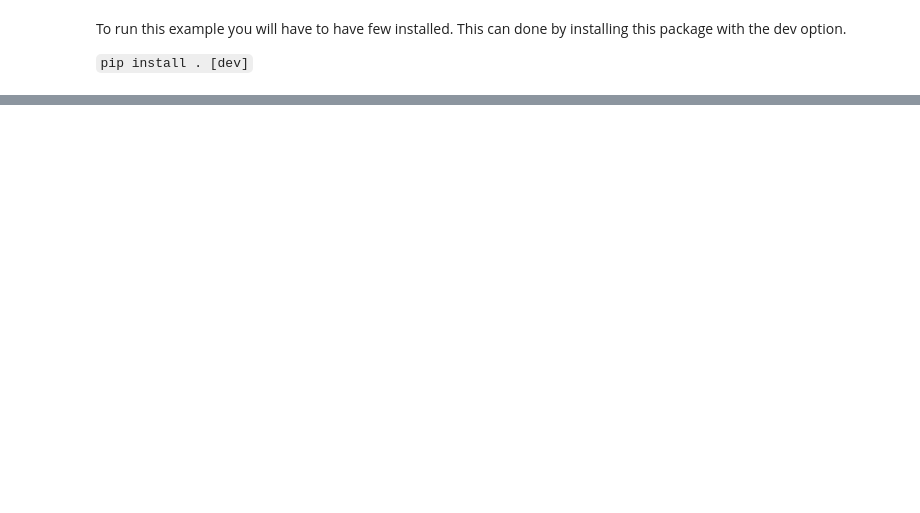
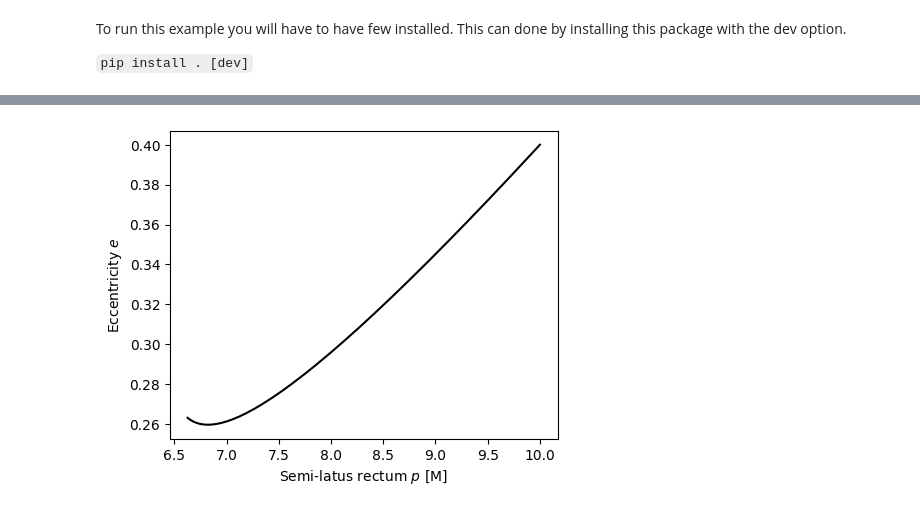
Before and after one commit to cjm96/Time_Frequency_Waveforms, a Jupyter notebook: docs/source/emri_example.ipynb, the cells around one changed output, grey strips where cells are left out. Cells and saved outputs as stored; diff of their text form; code cells hidden in the pictures; blank space fills up the shorter version.

```diff
--- a/docs/source/emri_example.ipynb
+++ b/docs/source/emri_example.ipynb
@@ -33,15 +69,8 @@ few = FastSchwarzschildEccentricFlux(inspiral_kwargs=inspiral_kwargs,
 # %%
-# parameters
-M = 1e6
-mu = 5e1
-p0 = 10.0
-e0 = 0.4
-theta = np.pi/4.
-phi = np.pi/3.
-
-dist = 1
-dt = 10.
-T = 1.0
-
-# evolve trajectory
-t, p, e, x, Phi_phi, Phi_theta, Phi_r = traj(M, mu, 0.0, p0, e0, 1.0, T=T)
+fig, ax = plt.subplots(figsize=(5,4))
+ax.plot(p, e, 'k-')
+ax.set_xlabel(r"Semi-latus rectum $p$ [M]")
+ax.set_ylabel(r"Eccentricity $e$")
+plt.show()
+# %% [output]
+[figure, added]
```
Also changed, not shown: parts of 38 cells of this notebook.
